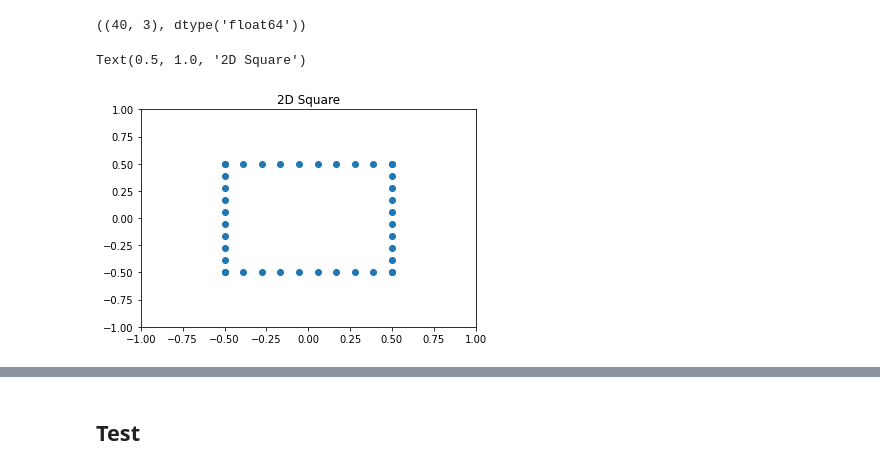
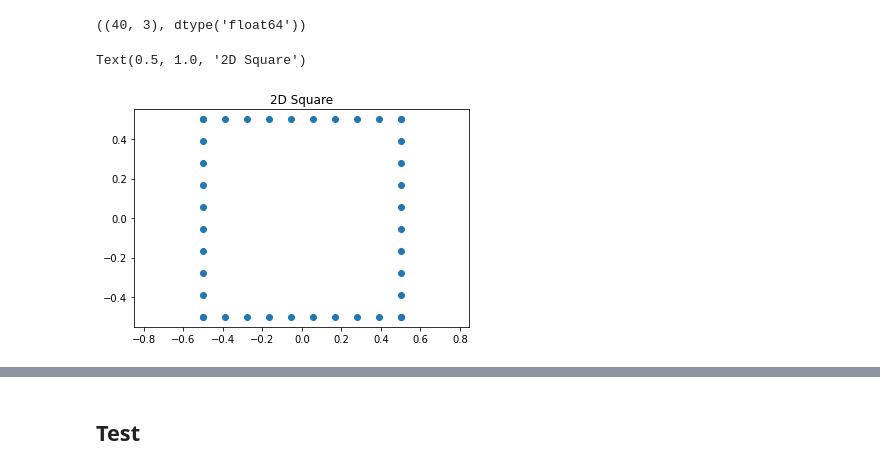
Before and after one commit to Li0nMo0se/medical_imaging, a Jupyter notebook: ICP.ipynb, the cells around one changed output, grey strips where cells are left out. Saved outputs shown, nothing was run; the diff lists cells and outputs as text; code cells hidden in the pictures.

Commit message:
up(plot): prettier plot with plt.axis(equal) thanks QQ

```diff
--- a/ICP.ipynb
+++ b/ICP.ipynb
@@ -165,12 +165,11 @@ square_2d.shape, square_2d.dtype
 ((40, 3), dtype('float64'))
 # %%
 plt.scatter(square_2d[:, 0], square_2d[:, 1])
-plt.xlim(-square_width, square_width)
-plt.ylim(-square_width, square_width)
+plt.axis('equal')
 plt.title("2D Square")
 # %% [output]
 Text(0.5, 1.0, '2D Square')
-[figure, old version]
+[figure, new version]
 # %%
 M = randomTransformation2D(maxRot=20, maxTrans=1)
 print("Rotation & translation matrix: ", M.shape), print(M),
```
Also changed, not shown: parts of 6 cells of this notebook.
